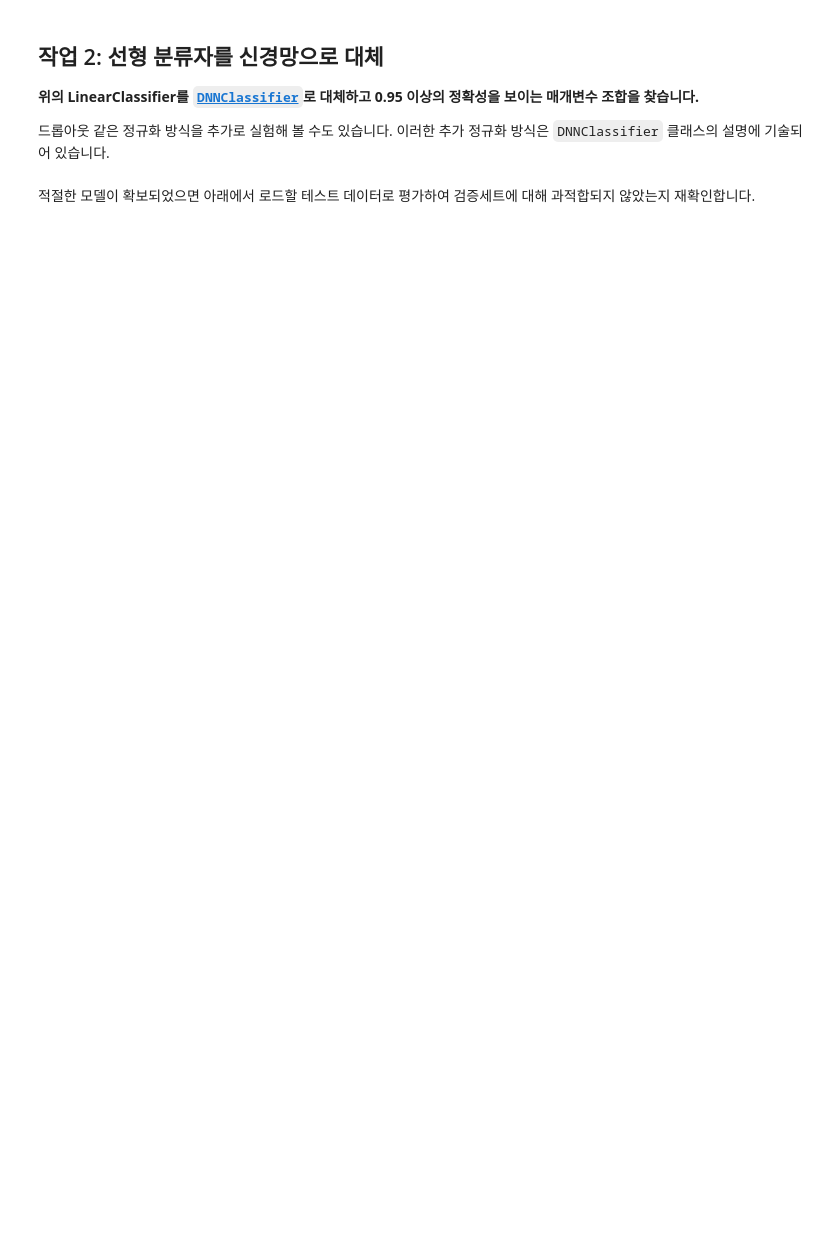
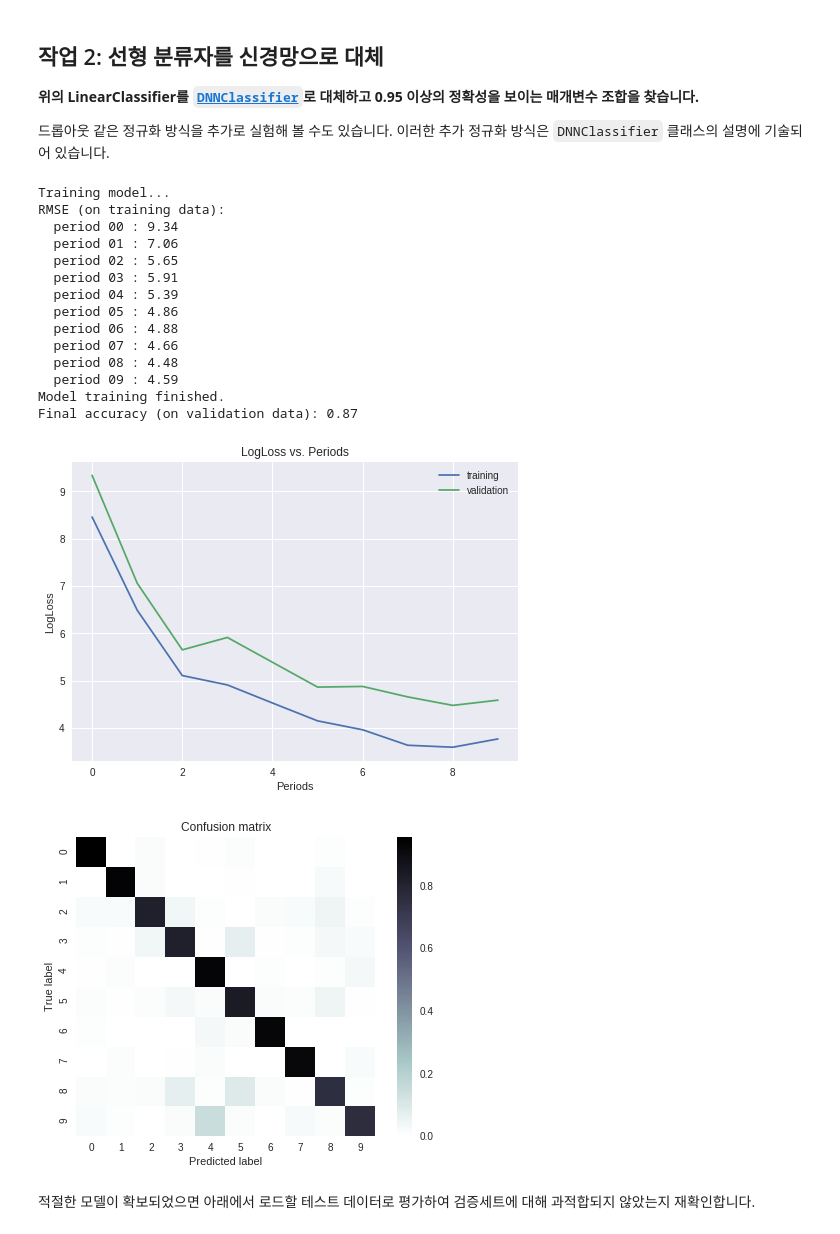
Before and after one commit to SarahhhC/ml-study, a Jupyter notebook: practice/multi_class_classification_of_handwritten_digits.ipynb, the cells around one changed output. Saved outputs shown, nothing was run; the diff lists cells and outputs as text; code cells hidden in the pictures; blank space fills up the shorter version.

```diff
--- a/practice/multi_class_classification_of_handwritten_digits.ipynb
+++ b/practice/multi_class_classification_of_handwritten_digits.ipynb
@@ -387,3 +514,30 @@ _ = train_linear_classification_model(
+# %%
+_ = train_nn_regression_model(
+    learning_rate=0.03,
+    steps=1000,
+    batch_size=30,
+    hidden_units=[10, 10],
+    training_examples=training_examples,
+    training_targets=training_targets,
+    validation_examples=validation_examples,
+    validation_targets=validation_targets)
+# %% [output]
+Training model...
+RMSE (on training data):
+  period 00 : 9.34
+  period 01 : 7.06
+  period 02 : 5.65
+  period 03 : 5.91
+  period 04 : 5.39
+  period 05 : 4.86
+  period 06 : 4.88
+  period 07 : 4.66
+  period 08 : 4.48
+  period 09 : 4.59
+Model training finished.
+Final accuracy (on validation data): 0.87
+[figure, added]
+[figure, added]
 # %% [markdown]
  적절한 모델이 확보되었으면 아래에서 로드할 테스트 데이터로 평가하여 검증세트에 대해 과적합되지 않았는지 재확인합니다.
 # %%
```
Also changed, not shown: parts of 14 cells of this notebook.
